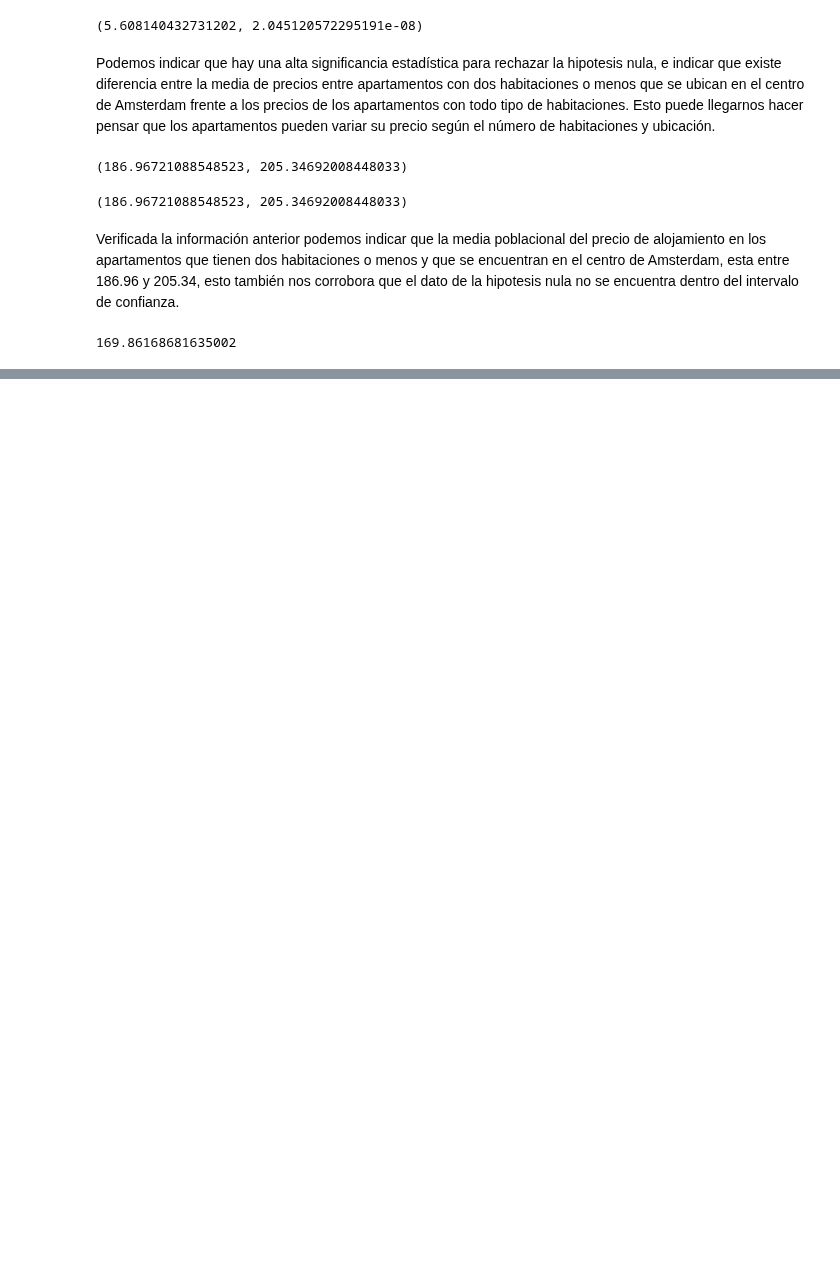
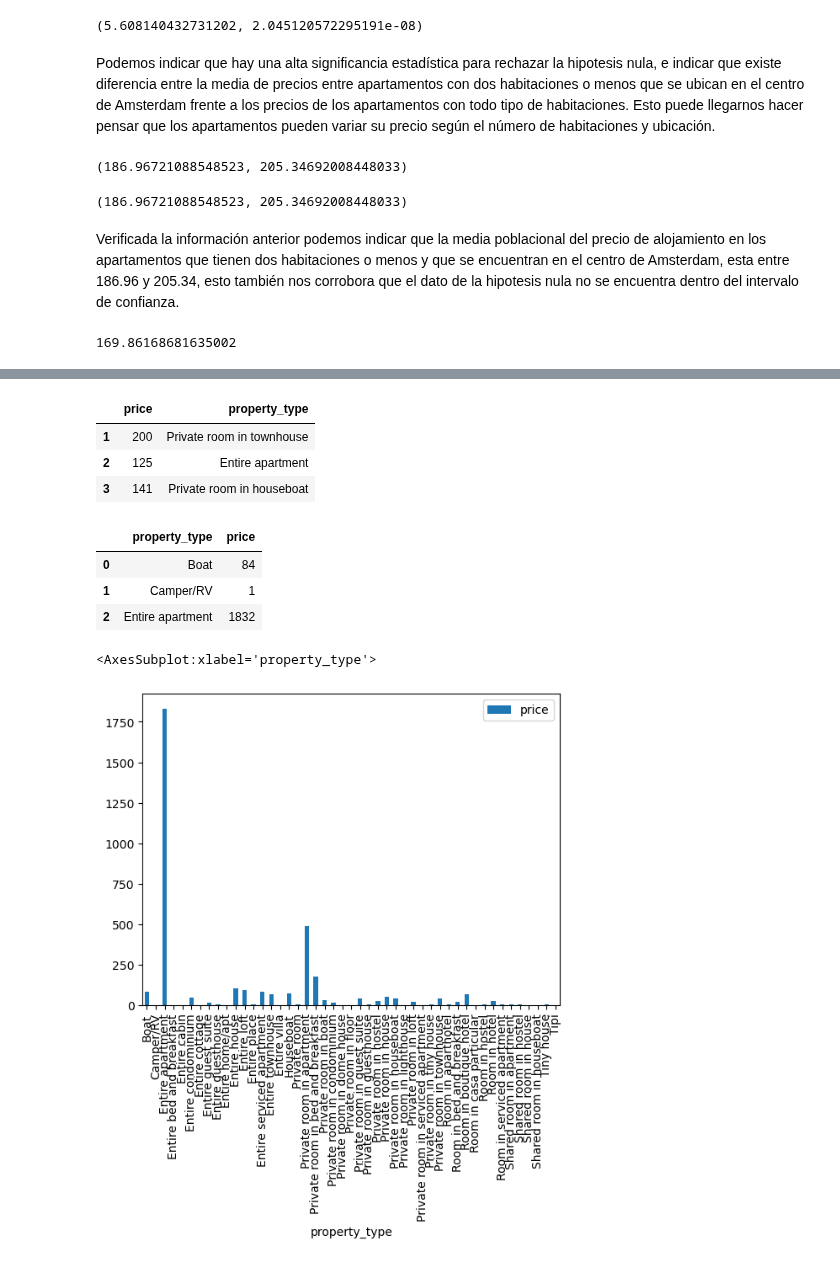
Before and after one commit to onavarrete04/Introduccion-Ciencia-Datos, a Jupyter notebook: EJERCICIO_DESCRIPTIVO_AIRBNB.ipynb, the cells around one changed output, grey strips where cells are left out. Cells and saved outputs as stored; diff of their text form; code cells hidden in the pictures; blank space fills up the shorter version.

```diff
--- a/EJERCICIO_DESCRIPTIVO_AIRBNB.ipynb
+++ b/EJERCICIO_DESCRIPTIVO_AIRBNB.ipynb
@@ -594,0 +661,22 @@ En ANOVA, se utiliza la estadística F en lugar de la estadística t de la prueb
+# %%
+centrum = ["Centrum-Oost", "Centrum-West"]
+data_centrum = datos[datos["neighbourhood_cleansed"].isin(centrum)][["price","property_type"]]
+data_centrum.head(3)
+# %% [output]
+|  | price | property_type |
+| 1 | 200 | Private room in townhouse |
+| 2 | 125 | Entire apartment |
+| 3 | 141 | Private room in houseboat |
+# %%
+dx = data_centrum.groupby("property_type").count().reset_index()
+dx.head(3)
+# %% [output]
+|  | property_type | price |
+| 0 | Boat | 84 |
+| 1 | Camper/RV | 1 |
+| 2 | Entire apartment | 1832 |
+# %%
+dx.plot(kind='bar',x='property_type',y='price')
+# %% [output]
+<AxesSubplot:xlabel='property_type'>
+[figure, added]
```
Also changed, not shown: parts of 16 cells of this notebook.
